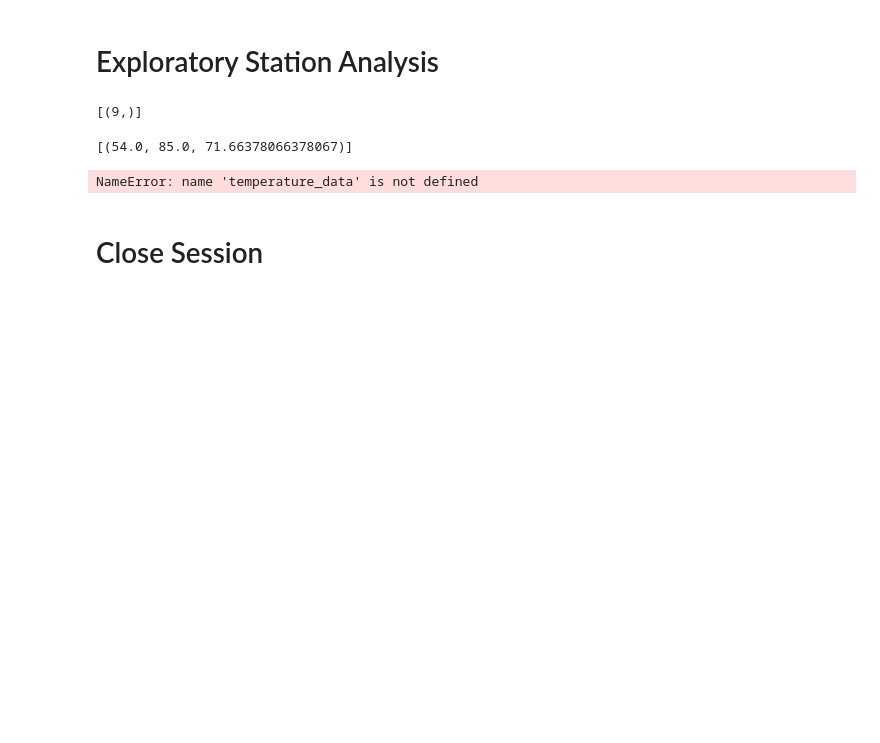
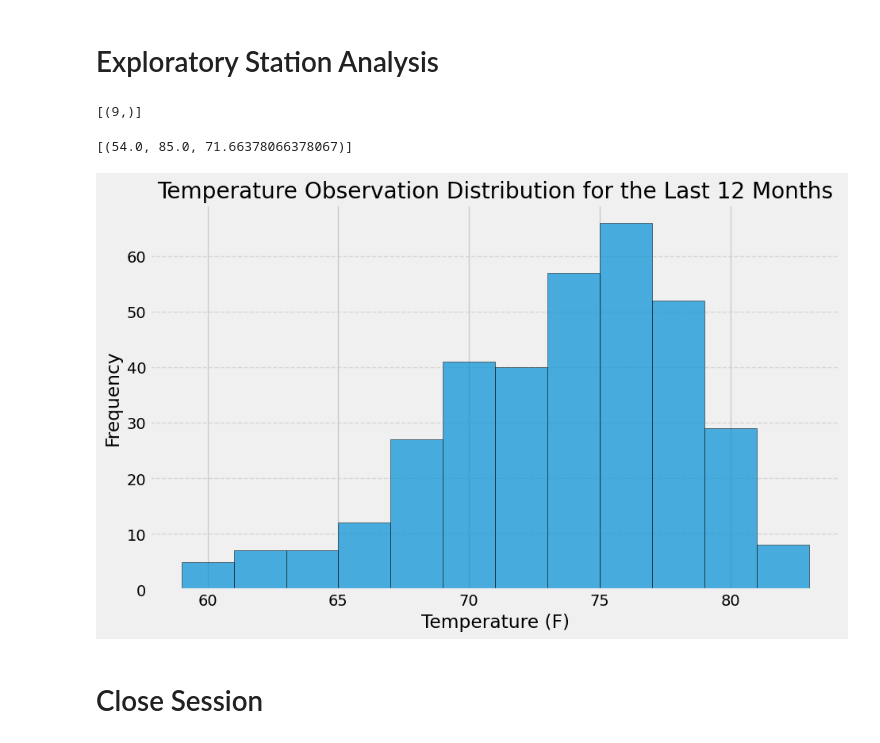
Before and after one commit to ModestGenu/sqlalchemy-challenge, a Jupyter notebook: SurfsUp/Starter_Code 2/climate_starter.ipynb, the cells around one changed output. Drawn from its saved outputs; the diff is of its cells as text; code cells hidden in the pictures; blank space fills up the shorter version.

```diff
--- a/SurfsUp/Starter_Code 2/climate_starter.ipynb
+++ b/SurfsUp/Starter_Code 2/climate_starter.ipynb
@@ -126,17 +126,17 @@ most_active_last_year = (
     .all()
 )
 # %%
-df_temperature = pd.DataFrame(temperature_data, columns=['Date', 'Temperature'])
+df_temperature = pd.DataFrame(most_active_last_year, columns=['Date', 'Temperature'])
 
 plt.figure(figsize=(10, 6))
 plt.hist(df_temperature['Temperature'], bins=12, edgecolor='black', alpha=0.7)
 plt.xlabel('Temperature (F)')
 plt.ylabel('Frequency')
 plt.title('Temperature Observation Distribution for the Last 12 Months')
 plt.grid(axis='y', linestyle='--', alpha=0.7)
 plt.show()
 # %% [output]
-NameError: name 'temperature_data' is not defined
+[figure, added]
 # %% [markdown]
 # Close Session
 # %%
```
